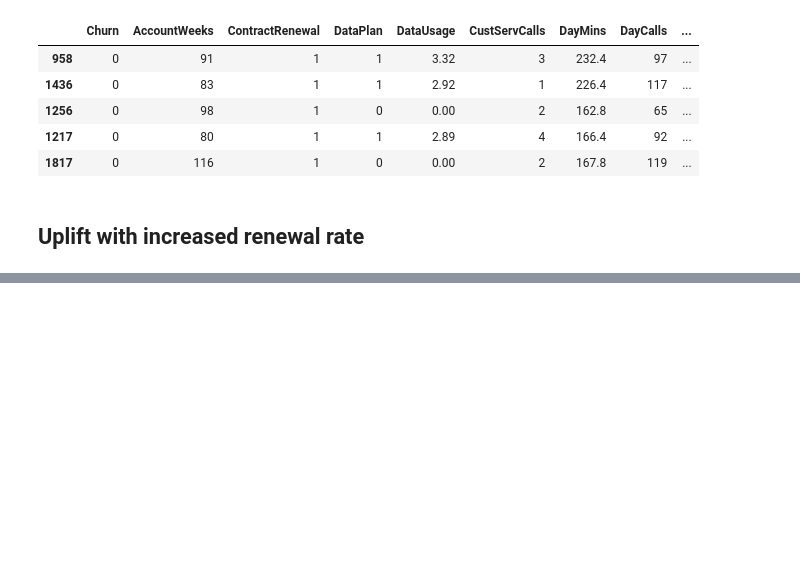
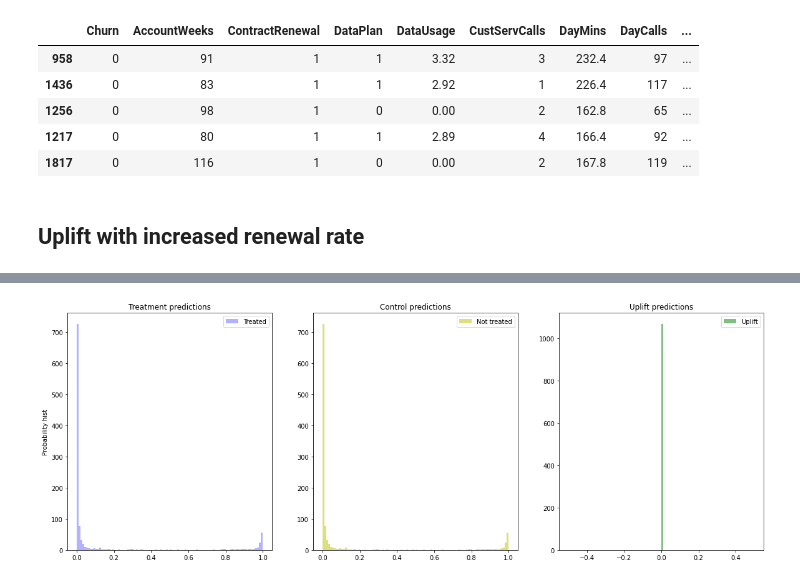
Before and after one commit to CarJung/Churn_exploration, a Jupyter notebook: Uplift_model.ipynb, the cells around one changed output, grey strips where cells are left out. Saved outputs shown, nothing was run; the diff lists cells and outputs as text; code cells hidden in the pictures; blank space fills up the shorter version.

Commit message:
uplift

```diff
--- a/Uplift_model.ipynb
+++ b/Uplift_model.ipynb
@@ -84,0 +106,12 @@ fabricated.head(2) # fabricated data after supposed campiang increasing renewal
+# %%
+treat_train = X_train['campaing']
+cat_features = ['ContractRenewal','DataPlan']
+treat_val = X_valid['campaing']
+
+models_results = {
+    'approach': [],
+    'uplift@30%': []
+}
+# %%
+sm = SoloModel(XGBClassifier(iterations=20, thread_count=2, random_state=42, silent=True))
+sm = sm.fit(X_train, y_train, treat_train, estimator_fit_params={})
@@ -84,0 +132,12 @@ fabricated.head(2) # fabricated data after supposed campiang increasing renewal
+# %%
+# get conditional probabilities (predictions) of performing the target action
+# during interaction for each object
+sm_trmnt_preds = sm.trmnt_preds_
+# And conditional probabilities (predictions) of performing the target action
+# without interaction for each object
+sm_ctrl_preds = sm.ctrl_preds_
+
+# draw the probability (predictions) distributions and their difference (uplift)
+plot_uplift_preds(trmnt_preds=sm_trmnt_preds, ctrl_preds=sm_ctrl_preds);
+# %% [output]
+[figure, added]
```
Also changed, not shown: parts of 10 cells of this notebook, 1 other file.
